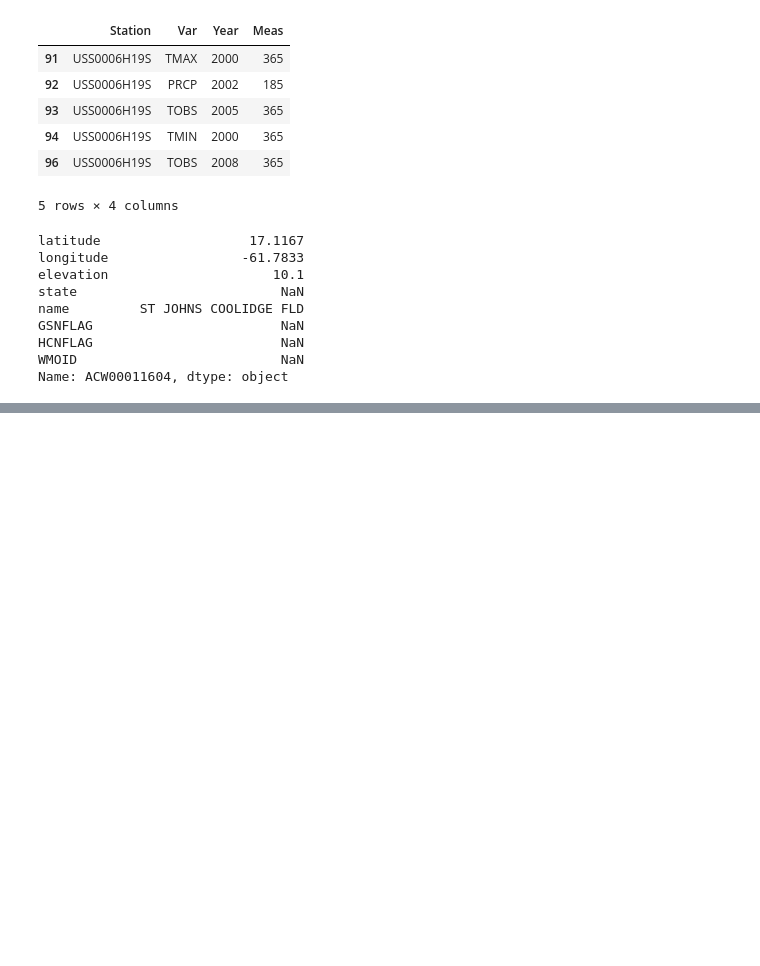
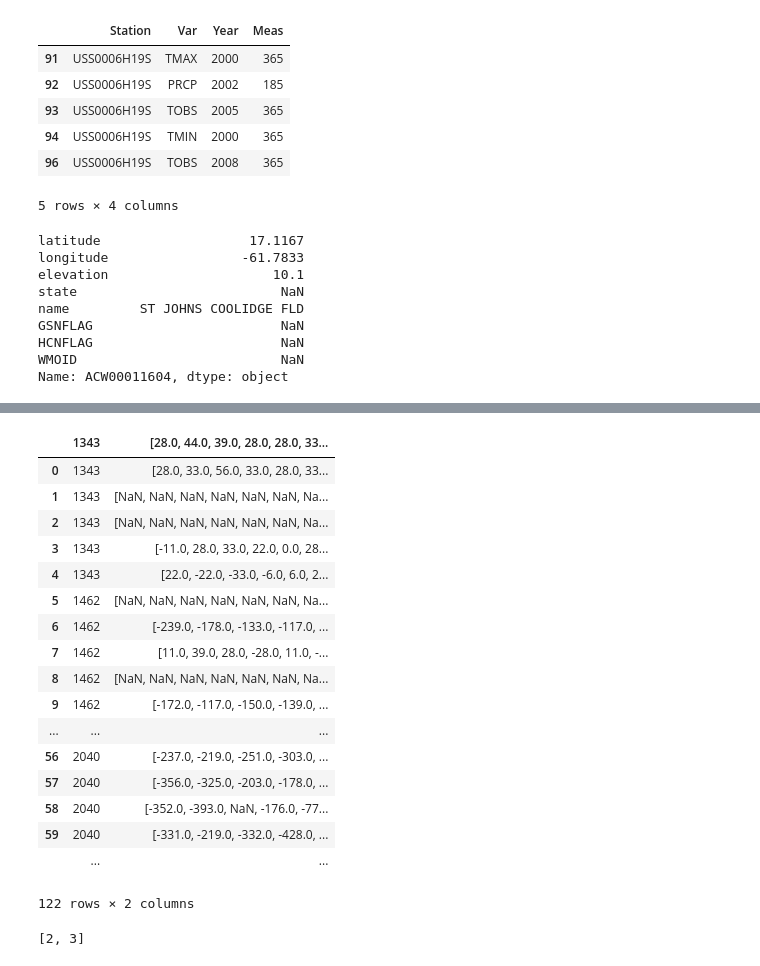
Before and after one commit to nonlogic/UCSD_BigData, a Jupyter notebook: notebooks/weather.mapreduce/Progress.ipynb, the cells around one changed output, grey strips where cells are left out. Saved outputs shown, nothing was run; the diff lists cells and outputs as text; code cells hidden in the pictures; blank space fills up the shorter version.

```diff
--- a/notebooks/weather.mapreduce/Progress.ipynb
+++ b/notebooks/weather.mapreduce/Progress.ipynb
@@ -130,0 +278,23 @@ Name: ACW00011604, dtype: object
+# %%
+concat = pd.read_table("concat.pkl")
+# %%
+concat
+# %% [output]
+|  | 1343 | [28.0, 44.0, 39.0, 28.0, 28.0, 33... |
+| 0 | 1343 | [28.0, 33.0, 56.0, 33.0, 28.0, 33... |
+| 1 | 1343 | [NaN, NaN, NaN, NaN, NaN, NaN, Na... |
+| 2 | 1343 | [NaN, NaN, NaN, NaN, NaN, NaN, Na... |
+| 3 | 1343 | [-11.0, 28.0, 33.0, 22.0, 0.0, 28... |
+| 4 | 1343 | [22.0, -22.0, -33.0, -6.0, 6.0, 2... |
+| 5 | 1462 | [NaN, NaN, NaN, NaN, NaN, NaN, Na... |
+| 6 | 1462 | [-239.0, -178.0, -133.0, -117.0, ... |
+| 7 | 1462 | [11.0, 39.0, 28.0, -28.0, 11.0, -... |
+| 8 | 1462 | [NaN, NaN, NaN, NaN, NaN, NaN, Na... |
+| 9 | 1462 | [-172.0, -117.0, -150.0, -139.0, ... |
+| ... | ... | ... |
+| 56 | 2040 | [-237.0, -219.0, -251.0, -303.0, ... |
+| 57 | 2040 | [-356.0, -325.0, -203.0, -178.0, ... |
+| 58 | 2040 | [-352.0, -393.0, NaN, -176.0, -77... |
+| 59 | 2040 | [-331.0, -219.0, -332.0, -428.0, ... |
+|  | ... | ... |
+122 rows × 2 columns
@@ -130,0 +305,4 @@ Name: ACW00011604, dtype: object
+# %%
+a[1:3]
+# %% [output]
+[2, 3]
```
Also changed, not shown: parts of 31 cells of this notebook, 1 other file.
